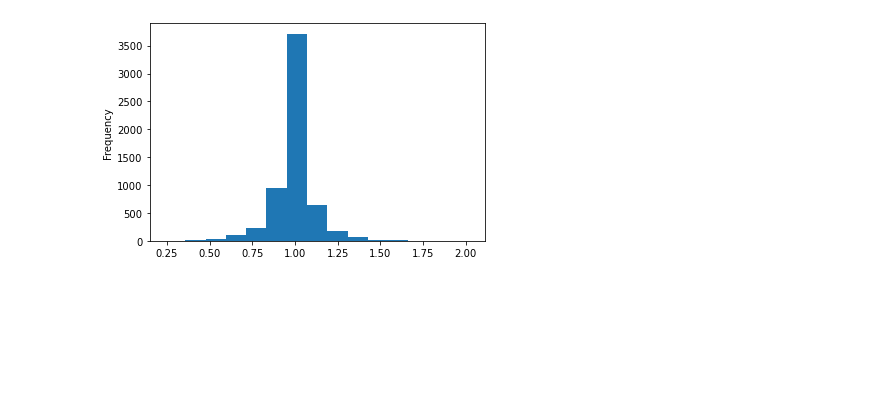
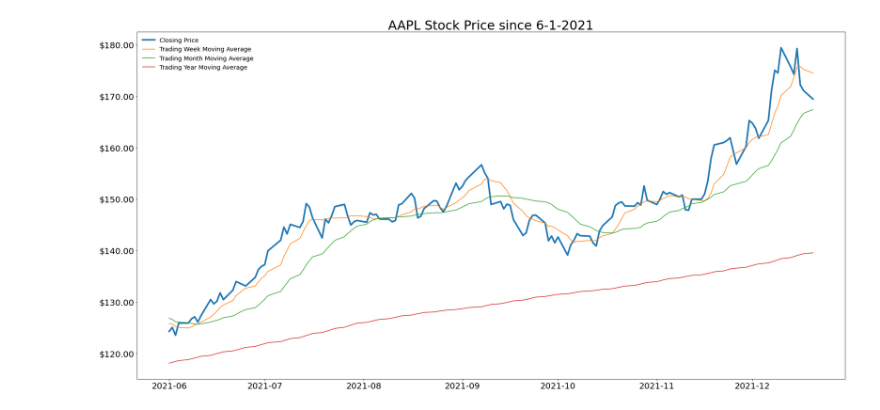
Before and after one commit to tjbray20/Market_Machine_Learning, a Jupyter notebook: MainNotebook.ipynb, the cells around one changed output. Cells and saved outputs as stored; diff of their text form; code cells hidden in the pictures; blank space fills up the shorter version.

```diff
--- a/MainNotebook.ipynb
+++ b/MainNotebook.ipynb
@@ -56,6 +68,6 @@ csv_for_df = f'S&P500_data/{x}.csv'
 df = pd.read_csv(csv_for_df)
 df.columns = [i.lower().replace(' ',"") for i in df.columns]
 # %%
-df['date'] = pd.to_datetime(df.date)
+df['date'] = pd.to_datetime(df.date, format = '%d-%m-%Y')
 df.set_index('date', inplace = True)
 df.sort_index(inplace = True)
@@ -101,7 +86,7 @@ def add_sma(df):
     sma_days = [7,22,252]
 
     for i in sma_days:
-        name = f'sma_{i}'
+        name = f'sma{i}'
         df[name] = ta.sma(df['close'],i)
 
     return df
@@ -123,12 +98,11 @@ def add_ema(df):
     ema_days = [7,22,252]
 
     for i in ema_days:
-        name = f'ema_{i}'
+        name = f'ema{i}'
         df[name] = ta.ema(df['close'],i)
-        ax.plot(df[name])
 
     for i in ema_days:
-        zone_name = f'ema_{i}_zone'
+        zone_name = f'ema{i}zone'
         df[zone_name] = ta.ema(df.high,i) - ta.ema(df.low,i)
 
     return df
@@ -151,2 +111,2 @@ ema_df.head()
 # %%
-df = ema_df.dropna()
+df = ema_df
@@ -180,4 +113,20 @@ amzn_decomp = decomposition_plot(df['close'])
-# %%
-amzn_decomp.resid.plot(kind = 'hist', bins = 15);
-# %% [output]
-[figure, removed]
+# %%
+date = '6-1-2021'
+title = f'{x} Stock Price since {date}'
+
+plotdata = df[df.index >= date]
+fig, ax = plt.subplots(figsize = (24,12))
+plt.tight_layout()
+ax.plot(plotdata.close, linewidth = 3.8)
+ax.plot(plotdata.sma7)
+ax.plot(plotdata.sma22)
+ax.plot(plotdata.sma252)
+ax.yaxis.set_major_formatter('${x:1,.2f}')
+ax.legend(['Closing Price', 'Trading Week Moving Average', 'Trading Month Moving Average', 'Trading Year Moving Average'],
+         fontsize = 'x-large', edgecolor = '1')
+ax.set_title(title, fontsize = '30')
+plt.xticks(fontsize = '20')
+plt.yticks(fontsize = '20')
+plt.show()
+# %% [output]
+[figure, added]
```
Also changed, not shown: parts of 18 cells of this notebook.
